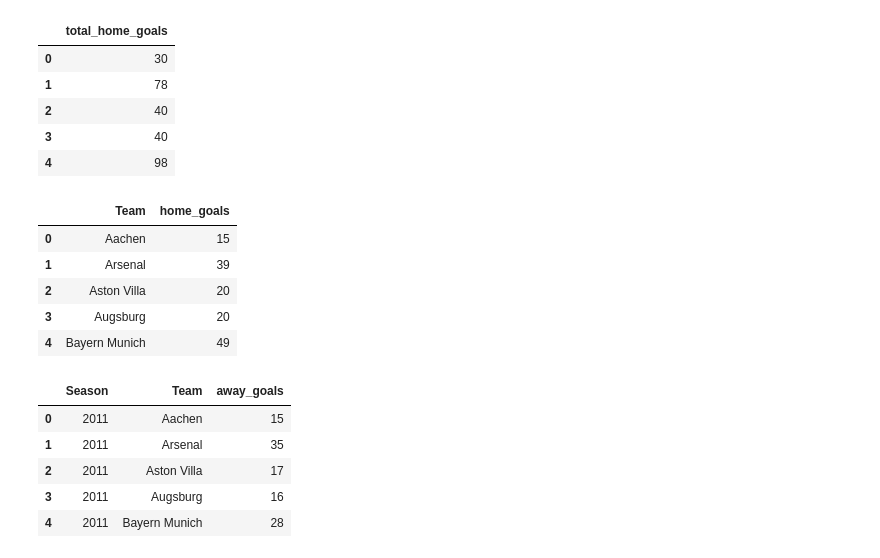
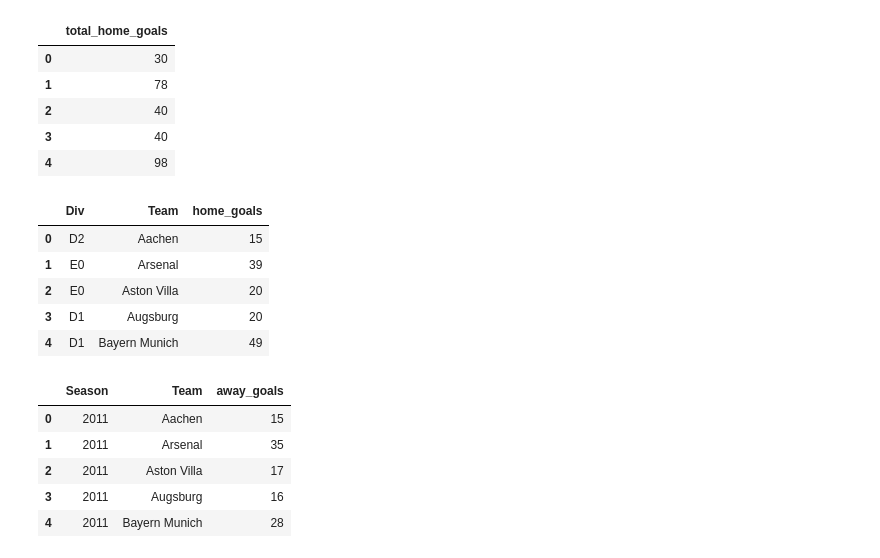
Before and after one commit to Abhiolar/Match-predictions-using-weather-SQL-, a Jupyter notebook: PROJECT MOD_2 ROUGH.ipynb, the cells around one changed output. Saved outputs shown, nothing was run; the diff lists cells and outputs as text; code cells hidden in the pictures.

```diff
--- a/PROJECT MOD_2 ROUGH.ipynb
+++ b/PROJECT MOD_2 ROUGH.ipynb
@@ -87,19 +104,19 @@ df.head()
 | 3 | 40 |
 | 4 | 98 |
 # %%
-cur.execute("""SELECT HomeTeam AS Team ,SUM(FTHG) AS home_goals FROM matches
+cur.execute("""SELECT Div,HomeTeam AS Team ,SUM(FTHG) AS home_goals FROM matches
                WHERE Season = '2011'
                GROUP BY HomeTeam;""")
 HomeTeam_df = pd.DataFrame(cur.fetchall())
 HomeTeam_df.columns = [x[0] for x in cur.description]
 HomeTeam_df.head()
 # %% [output]
-|  | Team | home_goals |
-| 0 | Aachen | 15 |
-| 1 | Arsenal | 39 |
-| 2 | Aston Villa | 20 |
-| 3 | Augsburg | 20 |
-| 4 | Bayern Munich | 49 |
+|  | Div | Team | home_goals |
+| 0 | D2 | Aachen | 15 |
+| 1 | E0 | Arsenal | 39 |
+| 2 | E0 | Aston Villa | 20 |
+| 3 | D1 | Augsburg | 20 |
+| 4 | D1 | Bayern Munich | 49 |
 # %%
 cur.execute("""SELECT Season,AwayTeam AS Team,SUM(FTAG) AS away_goals FROM matches
                WHERE Season = '2011'
```
Also changed, not shown: parts of 55 cells of this notebook, 1 other file.
